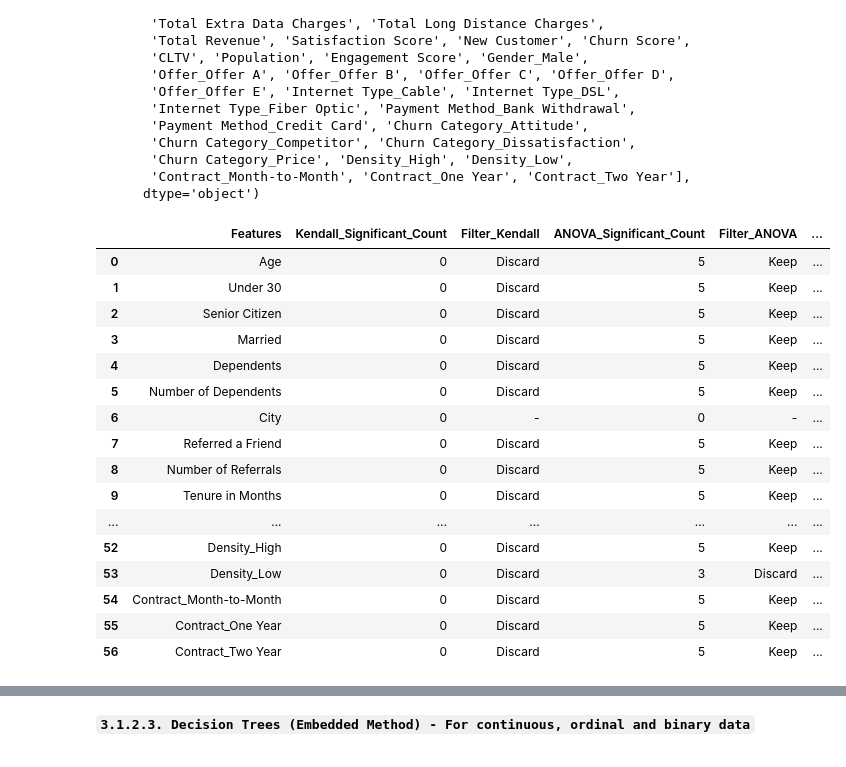
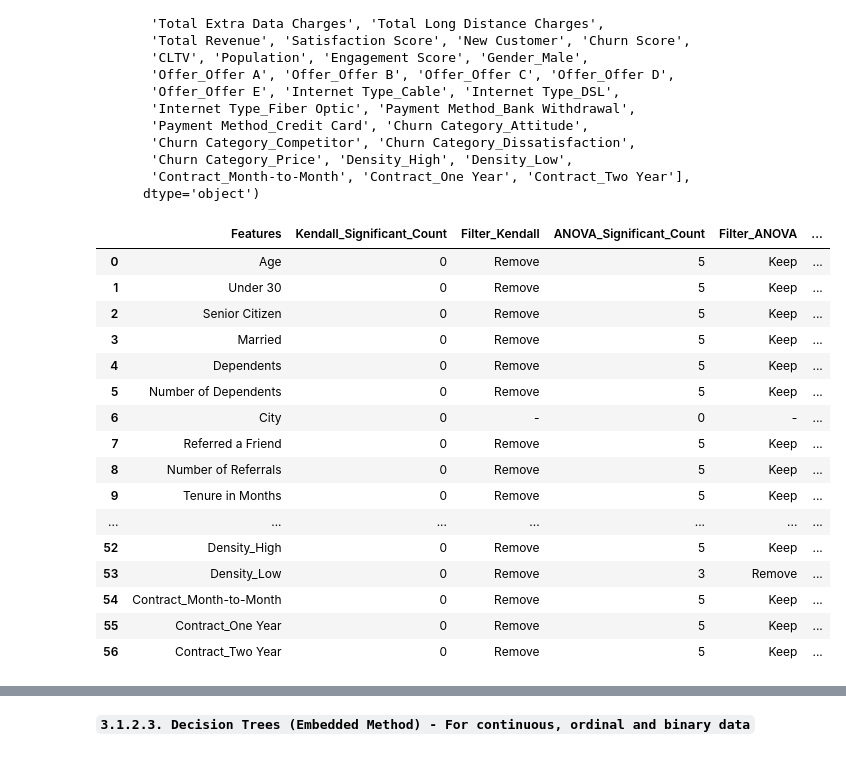
Before and after one commit to sarasustelosantos/bootcamp_group, a Jupyter notebook: Feature SelectionV2.ipynb, the cells around one changed output, grey strips where cells are left out. Saved outputs shown, nothing was run; the diff lists cells and outputs as text; code cells hidden in the pictures.

```diff
--- a/Feature SelectionV2.ipynb
+++ b/Feature SelectionV2.ipynb
@@ -1116,52 +1116,52 @@ def filter_fs_df(X, y, skf):
                     anova_feat_count[col] = 1
 
         # Apply Chi-Square for categorical features
         for col in X_train_cat:
             chi_check = pd.crosstab(y_train, X_train_cat[col])
             chi2, p, dof, expected = chi2_contingency(chi_check.values)
             if p < .05:
                 if col in chi_feat_count:
                     chi_feat_count[col] += 1
                 else:
                     chi_feat_count[col] = 1
 
     df['Kendall_Significant_Count'] = df['Features'].apply(lambda x: kendall_feat_count[x] if x in kendall_feat_count else 0)
-    df['Filter_Kendall'] = df['Kendall_Significant_Count'].apply(lambda x: 'Keep' if x > 3 else 'Discard')
+    df['Filter_Kendall'] = df['Kendall_Significant_Count'].apply(lambda x: 'Keep' if x > 3 else 'Remove')
     df.loc[df['Features'].apply(lambda x: X[x].dtypes not in [np.number, np.float64, np.int64]), 'Filter_Kendall'] = '-'
 
     df['ANOVA_Significant_Count'] = df['Features'].apply(lambda x: anova_feat_count[x] if x in anova_feat_count else 0)
-    df['Filter_ANOVA'] = df['ANOVA_Significant_Count'].apply(lambda x: 'Keep' if x > 3 else 'Discard')
+    df['Filter_ANOVA'] = df['ANOVA_Significant_Count'].apply(lambda x: 'Keep' if x > 3 else 'Remove')
     df.loc[df['Features'].apply(lambda x: X[x].dtypes not in [np.number, np.float64, np.int64]), 'Filter_ANOVA'] = '-'
 
     df['CHI2_Significant_Count'] = df['Features'].apply(lambda x: chi_feat_count[x] if x in chi_feat_count else 0)
-    df['Filter_CHI2'] = df['CHI2_Significant_Count'].apply(lambda x: 'Keep' if x > 3 else 'Discard')
+    df['Filter_CHI2'] = df['CHI2_Significant_Count'].apply(lambda x: 'Keep' if x > 3 else 'Remove')
     df.loc[df['Features'].apply(lambda x: X[x].dtypes in [np.number, np.float64, np.int64]), 'Filter_CHI2'] = '-'
 
     return df
 
 # Prepare StratifiedKFold instance
 skf = StratifiedKFold(n_splits = 5, random_state = 99, shuffle = True)
 
 filtered = filter_fs_df(X, y, skf)
 filtered.style
 # %% [output]
 |  | Features | Kendall_Significant_Count | Filter_Kendall | ANOVA_Significant_Count | Filter_ANOVA | ... |
-| 0 | Age | 0 | Discard | 5 | Keep | ... |
-| 1 | Under 30 | 0 | Discard | 5 | Keep | ... |
-| 2 | Senior Citizen | 0 | Discard | 5 | Keep | ... |
-| 3 | Married | 0 | Discard | 5 | Keep | ... |
-| 4 | Dependents | 0 | Discard | 5 | Keep | ... |
-| 5 | Number of Dependents | 0 | Discard | 5 | Keep | ... |
+| 0 | Age | 0 | Remove | 5 | Keep | ... |
+| 1 | Under 30 | 0 | Remove | 5 | Keep | ... |
+| 2 | Senior Citizen | 0 | Remove | 5 | Keep | ... |
+| 3 | Married | 0 | Remove | 5 | Keep | ... |
+| 4 | Dependents | 0 | Remove | 5 | Keep | ... |
+| 5 | Number of Dependents | 0 | Remove | 5 | Keep | ... |
 | 6 | City | 0 | - | 0 | - | ... |
-| 7 | Referred a Friend | 0 | Discard | 5 | Keep | ... |
-| 8 | Number of Referrals | 0 | Discard | 5 | Keep | ... |
-| 9 | Tenure in Months | 0 | Discard | 5 | Keep | ... |
+| 7 | Referred a Friend | 0 | Remove | 5 | Keep | ... |
+| 8 | Number of Referrals | 0 | Remove | 5 | Keep | ... |
+| 9 | Tenure in Months | 0 | Remove | 5 | Keep | ... |
 | ... | ... | ... | ... | ... | ... | ... |
-| 52 | Density_High | 0 | Discard | 5 | Keep | ... |
-| 53 | Density_Low | 0 | Discard | 3 | Discard | ... |
-| 54 | Contract_Month-to-Month | 0 | Discard | 5 | Keep | ... |
-| 55 | Contract_One Year | 0 | Discard | 5 | Keep | ... |
-| 56 | Contract_Two Year | 0 | Discard | 5 | Keep | ... |
+| 52 | Density_High | 0 | Remove | 5 | Keep | ... |
+| 53 | Density_Low | 0 | Remove | 3 | Remove | ... |
+| 54 | Contract_Month-to-Month | 0 | Remove | 5 | Keep | ... |
+| 55 | Contract_One Year | 0 | Remove | 5 | Keep | ... |
+| 56 | Contract_Two Year | 0 | Remove | 5 | Keep | ... |
 # %%
 # Merge the results
 merged_results = filtered.merge(rfe_results, on='Features', how='outer')
```
Also changed, not shown: parts of 1 cell of this notebook.
